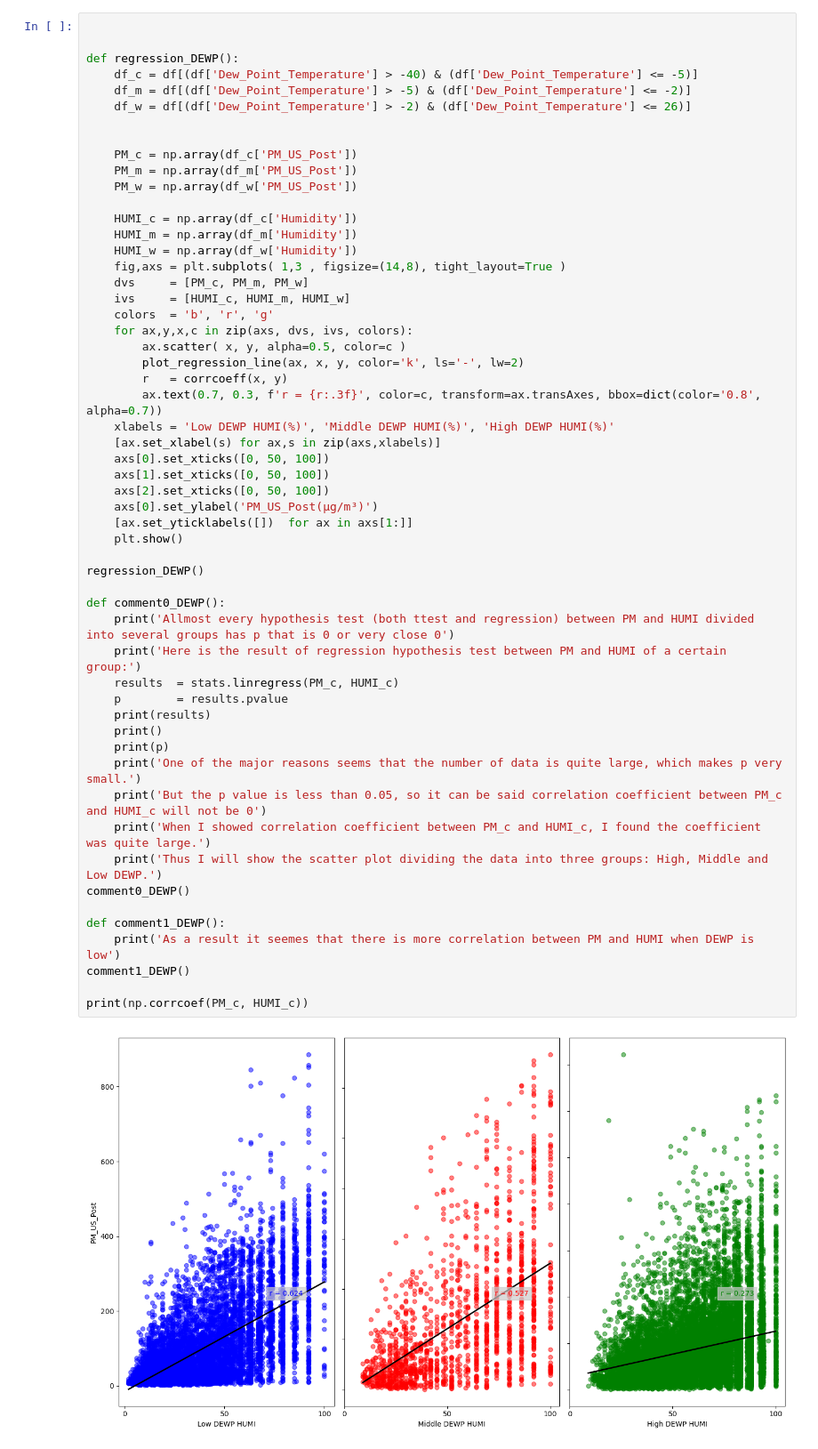
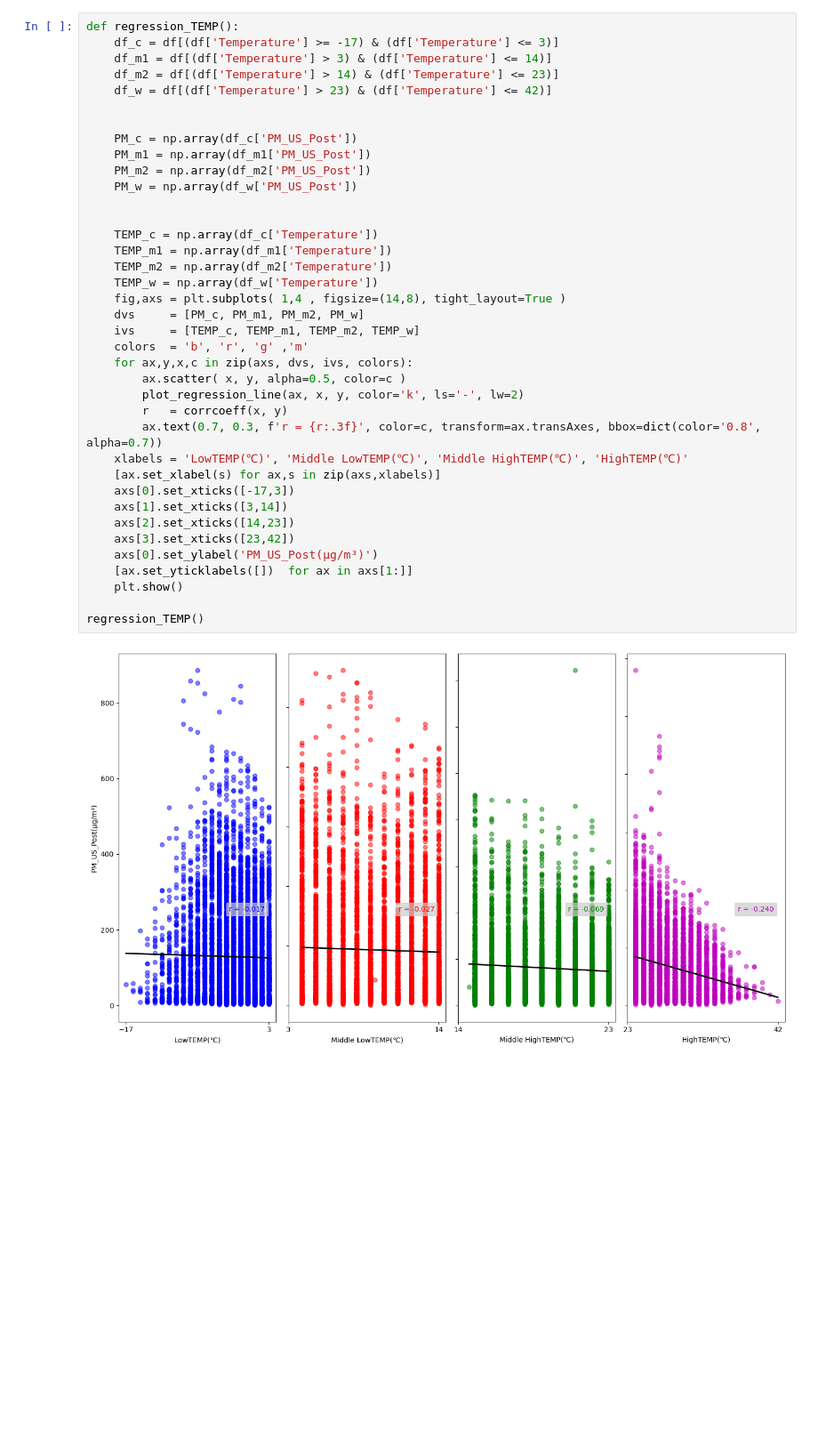
Before and after one commit to Tooomoo/DataAnalysisE2, a Jupyter notebook: FinalProject/classical.ipynb, the cells around one changed output. Shown at 89% size. Saved outputs shown, nothing was run; the diff lists cells and outputs as text; blank space fills up the shorter version.

```diff
--- a/FinalProject/classical.ipynb
+++ b/FinalProject/classical.ipynb
@@ -341,57 +61,40 @@ print(np.corrcoef(PM_w, HUMI_w))
 # %%
-
-
-def regression_DEWP():
-    df_c = df[(df['Dew_Point_Temperature'] > -40) & (df['Dew_Point_Temperature'] <= -5)]
-    df_m = df[(df['Dew_Point_Temperature'] > -5) & (df['Dew_Point_Temperature'] <= -2)]
-    df_w = df[(df['Dew_Point_Temperature'] > -2) & (df['Dew_Point_Temperature'] <= 26)]
+def regression_TEMP():
+    df_c = df[(df['Temperature'] >= -17) & (df['Temperature'] <= 3)]
+    df_m1 = df[(df['Temperature'] > 3) & (df['Temperature'] <= 14)]
+    df_m2 = df[(df['Temperature'] > 14) & (df['Temperature'] <= 23)]
+    df_w = df[(df['Temperature'] > 23) & (df['Temperature'] <= 42)]
 
 
     PM_c = np.array(df_c['PM_US_Post'])
-    PM_m = np.array(df_m['PM_US_Post'])
+    PM_m1 = np.array(df_m1['PM_US_Post'])
+    PM_m2 = np.array(df_m2['PM_US_Post'])
     PM_w = np.array(df_w['PM_US_Post'])
 
-    HUMI_c = np.array(df_c['Humidity'])
-    HUMI_m = np.array(df_m['Humidity'])
-    HUMI_w = np.array(df_w['Humidity'])
-    fig,axs = plt.subplots( 1,3 , figsize=(14,8), tight_layout=True )
-    dvs     = [PM_c, PM_m, PM_w]
-    ivs     = [HUMI_c, HUMI_m, HUMI_w]
-    colors  = 'b', 'r', 'g'
+
+    TEMP_c = np.array(df_c['Temperature'])
+    TEMP_m1 = np.array(df_m1['Temperature'])
+    TEMP_m2 = np.array(df_m2['Temperature'])
+    TEMP_w = np.array(df_w['Temperature'])
+    fig,axs = plt.subplots( 1,4 , figsize=(14,8), tight_layout=True )
+    dvs     = [PM_c, PM_m1, PM_m2, PM_w]
+    ivs     = [TEMP_c, TEMP_m1, TEMP_m2, TEMP_w]
+    colors  = 'b', 'r', 'g' ,'m'
     for ax,y,x,c in zip(axs, dvs, ivs, colors):
         ax.scatter( x, y, alpha=0.5, color=c )
         plot_regression_line(ax, x, y, color='k', ls='-', lw=2)
         r   = corrcoeff(x, y)
         ax.text(0.7, 0.3, f'r = {r:.3f}', color=c, transform=ax.transAxes, bbox=dict(color='0.8', alpha=0.7))
-    xlabels = 'Low DEWP HUMI(%)', 'Middle DEWP HUMI(%)', 'High DEWP HUMI(%)'
+    xlabels = 'LowTEMP(℃)', 'Middle LowTEMP(℃)', 'Middle HighTEMP(℃)', 'HighTEMP(℃)'
     [ax.set_xlabel(s) for ax,s in zip(axs,xlabels)]
-    axs[0].set_xticks([0, 50, 100])
-    axs[1].set_xticks([0, 50, 100])
-    axs[2].set_xticks([0, 50, 100])
+    axs[0].set_xticks([-17,3])
+    axs[1].set_xticks([3,14])
+    axs[2].set_xticks([14,23])
+    axs[3].set_xticks([23,42])
     axs[0].set_ylabel('PM_US_Post(μg/m³)')
     [ax.set_yticklabels([])  for ax in axs[1:]]
     plt.show()
 
-regression_DEWP()
-
-def comment0_DEWP():
-    print('Allmost every hypothesis test (both ttest and regression) between PM and HUMI divided into several groups has p that is 0 or very close 0')
-    print('Here is the result of regression hypothesis test between PM and HUMI of a certain group:')
-    results  = stats.linregress(PM_c, HUMI_c)
-    p        = results.pvalue
-    print(results)
-    print()
-    print(p)
-    print('One of the major reasons seems that the number of data is quite large, which makes p very small.')
-    print('But the p value is less than 0.05, so it can be said correlation coefficient between PM_c and HUMI_c will not be 0')
-    print('When I showed correlation coefficient between PM_c and HUMI_c, I found the coefficient was quite large.')
-    print('Thus I will show the scatter plot dividing the data into three groups: High, Middle and Low DEWP.')
-comment0_DEWP()
-
-def comment1_DEWP():
-    print('As a result it seemes that there is more correlation between PM and HUMI when DEWP is low')
-comment1_DEWP()
-
-print(np.corrcoef(PM_c, HUMI_c))
+regression_TEMP()
 # %% [output]
-[figure, old version]
+[figure, new version]
```
Also changed, not shown: parts of 11 cells of this notebook, 4 other files.
